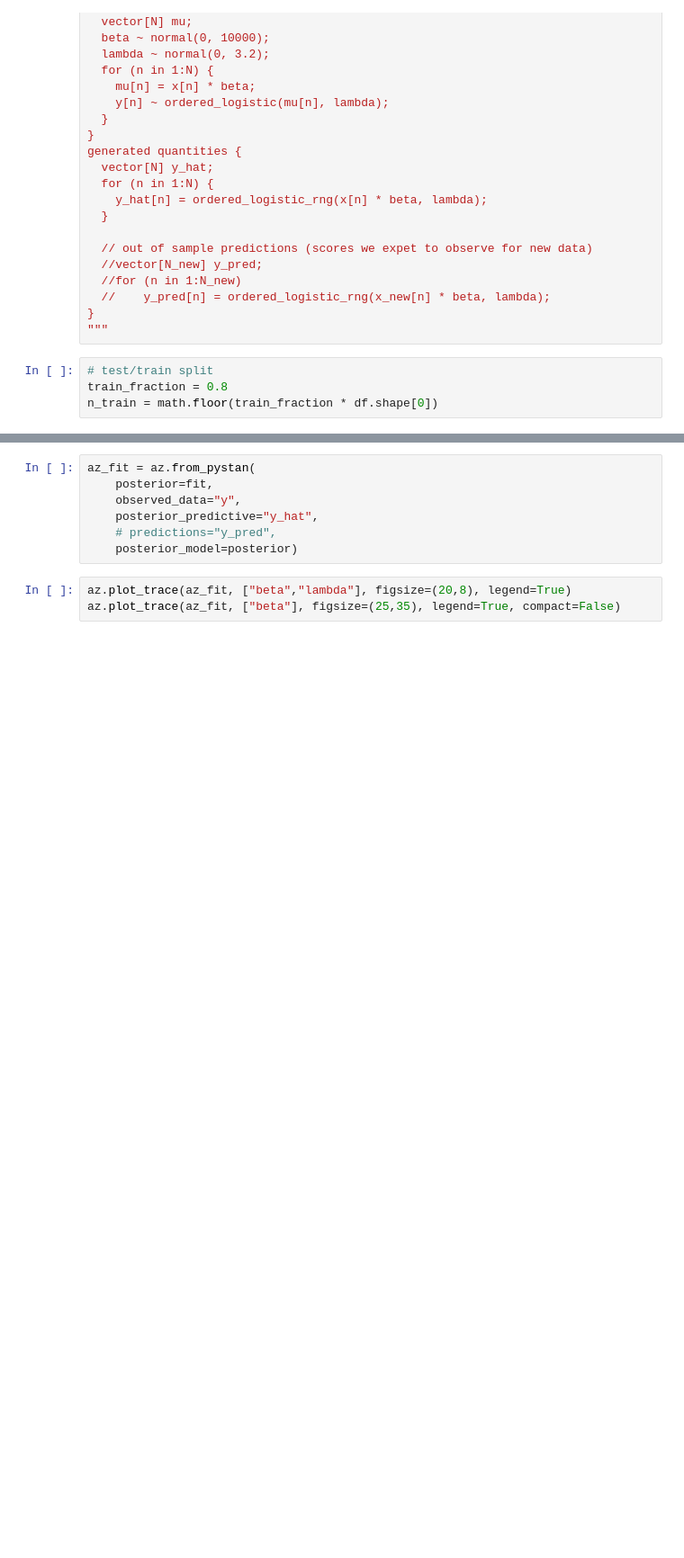
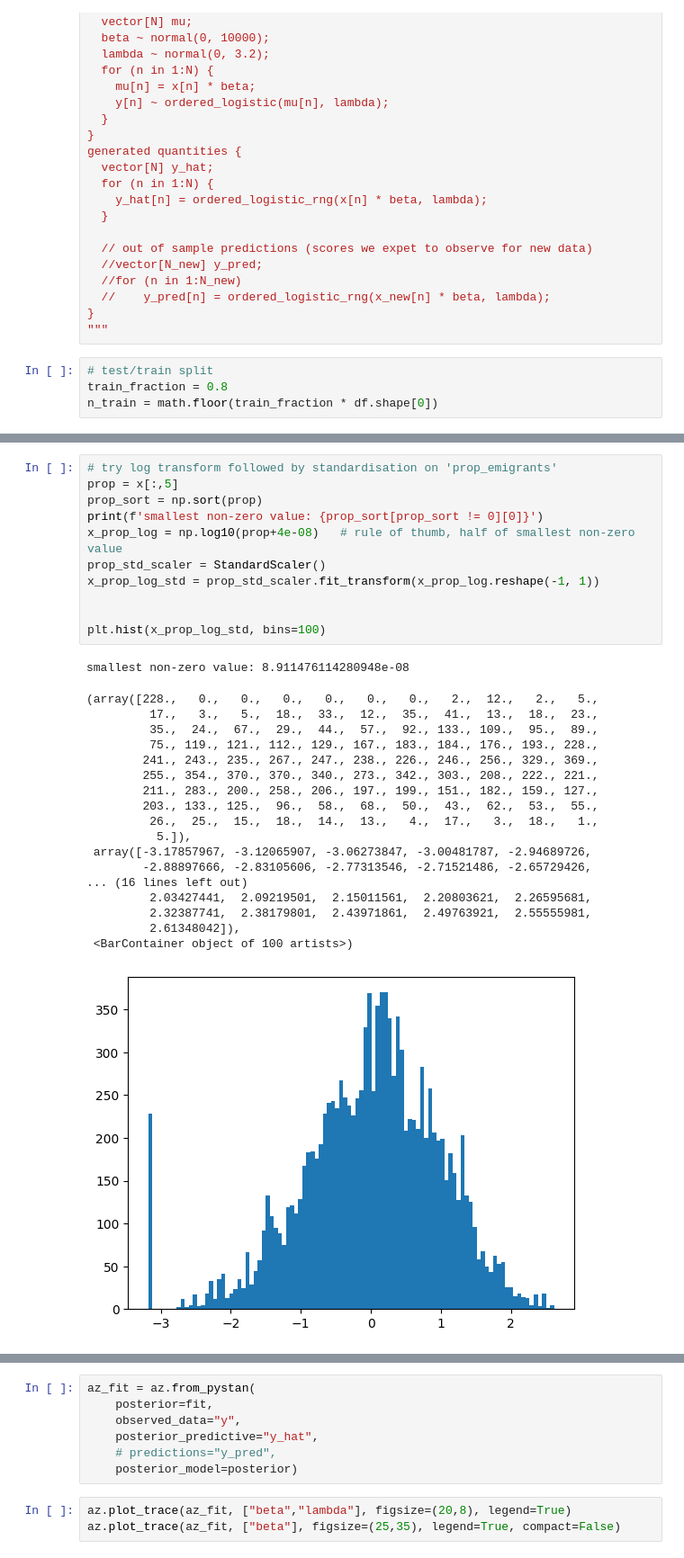
Before and after one commit to KatrionaGoldmann/Eurovision_TDS, a Jupyter notebook: eurovision/model_1 _norm.ipynb, the cells around one changed output, grey strips where cells are left out. Shown at 90% size. Drawn from its saved outputs; the diff is of its cells as text; blank space fills up the shorter version.

```diff
--- a/eurovision/model_1 _norm.ipynb
+++ b/eurovision/model_1 _norm.ipynb
@@ -96,0 +107,31 @@ print(x.shape)
+# %%
+# try log transform followed by standardisation on 'prop_emigrants'
+prop = x[:,5]
+prop_sort = np.sort(prop)
+print(f'smallest non-zero value: {prop_sort[prop_sort != 0][0]}')
+x_prop_log = np.log10(prop+4e-08)   # rule of thumb, half of smallest non-zero value
+prop_std_scaler = StandardScaler()
+x_prop_log_std = prop_std_scaler.fit_transform(x_prop_log.reshape(-1, 1))
+
+
+plt.hist(x_prop_log_std, bins=100)
+# %% [output]
+smallest non-zero value: 8.911476114280948e-08
+(array([228.,   0.,   0.,   0.,   0.,   0.,   0.,   2.,  12.,   2.,   5.,
+         17.,   3.,   5.,  18.,  33.,  12.,  35.,  41.,  13.,  18.,  23.,
+         35.,  24.,  67.,  29.,  44.,  57.,  92., 133., 109.,  95.,  89.,
+         75., 119., 121., 112., 129., 167., 183., 184., 176., 193., 228.,
+        241., 243., 235., 267., 247., 238., 226., 246., 256., 329., 369.,
+        255., 354., 370., 370., 340., 273., 342., 303., 208., 222., 221.,
+        211., 283., 200., 258., 206., 197., 199., 151., 182., 159., 127.,
+        203., 133., 125.,  96.,  58.,  68.,  50.,  43.,  62.,  53.,  55.,
+         26.,  25.,  15.,  18.,  14.,  13.,   4.,  17.,   3.,  18.,   1.,
+          5.]),
+ array([-3.17857967, -3.12065907, -3.06273847, -3.00481787, -2.94689726,
+        -2.88897666, -2.83105606, -2.77313546, -2.71521486, -2.65729426,
+... (16 lines left out)
+         2.03427441,  2.09219501,  2.15011561,  2.20803621,  2.26595681,
+         2.32387741,  2.38179801,  2.43971861,  2.49763921,  2.55555981,
+         2.61348042]),
+ <BarContainer object of 100 artists>)
+[figure, added]
```
Also changed, not shown: parts of 10 cells of this notebook, 7 other files.
